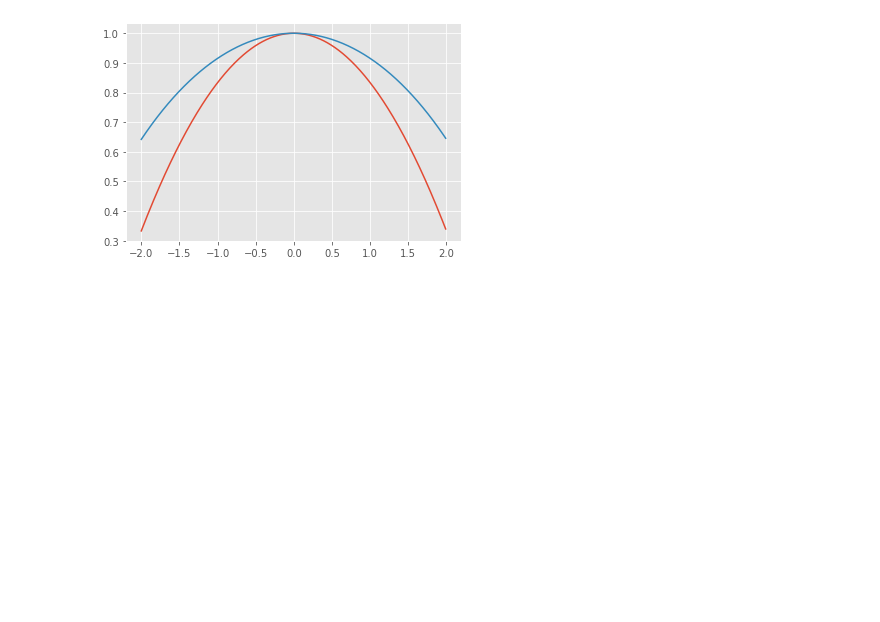
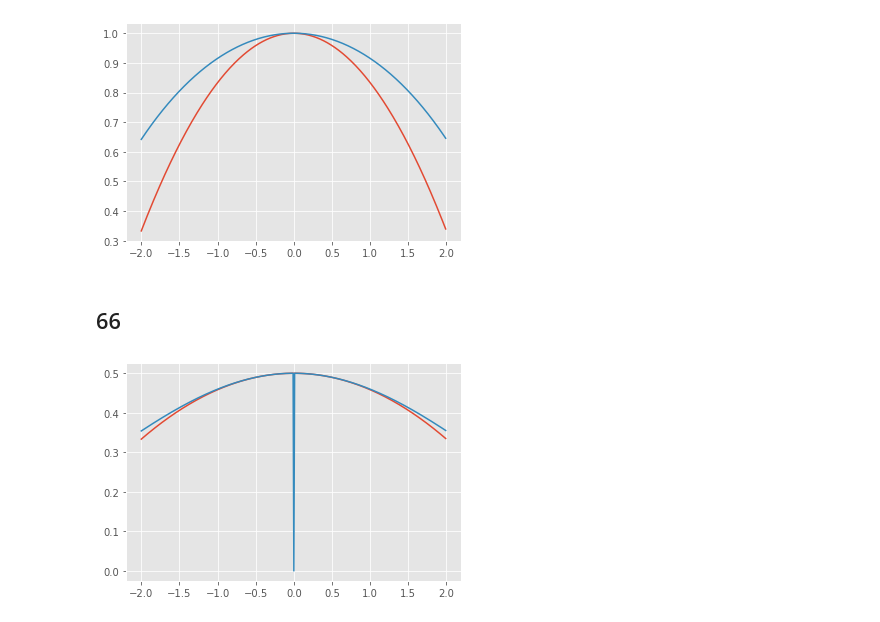
Before and after one commit to IamFode/matematicas, a Jupyter notebook: calculo/george_thomas/python/ejercicio2.2.ipynb, the cells around one changed output. Saved outputs shown, nothing was run; the diff lists cells and outputs as text; code cells hidden in the pictures; blank space fills up the shorter version.

```diff
--- a/calculo/george_thomas/python/ejercicio2.2.ipynb
+++ b/calculo/george_thomas/python/ejercicio2.2.ipynb
@@ -270,3 +270,15 @@ ax.plot(x,f2)
 plt.show()
 # %% [output]
 [figure]
+# %% [markdown]
+## 66
+# %%
+x = np.arange(-2,2,0.01)
+f1 = (1/2)-((x**2)/24)
+f2 = (1-np.cos(x))/x**2
+fig, ax = plt.subplots()
+ax.plot(x,f1)
+ax.plot(x,f2)
+plt.show()
+# %% [output]
+[figure, added]
```
Also changed, not shown: parts of 1 cell of this notebook, 7 other files.
